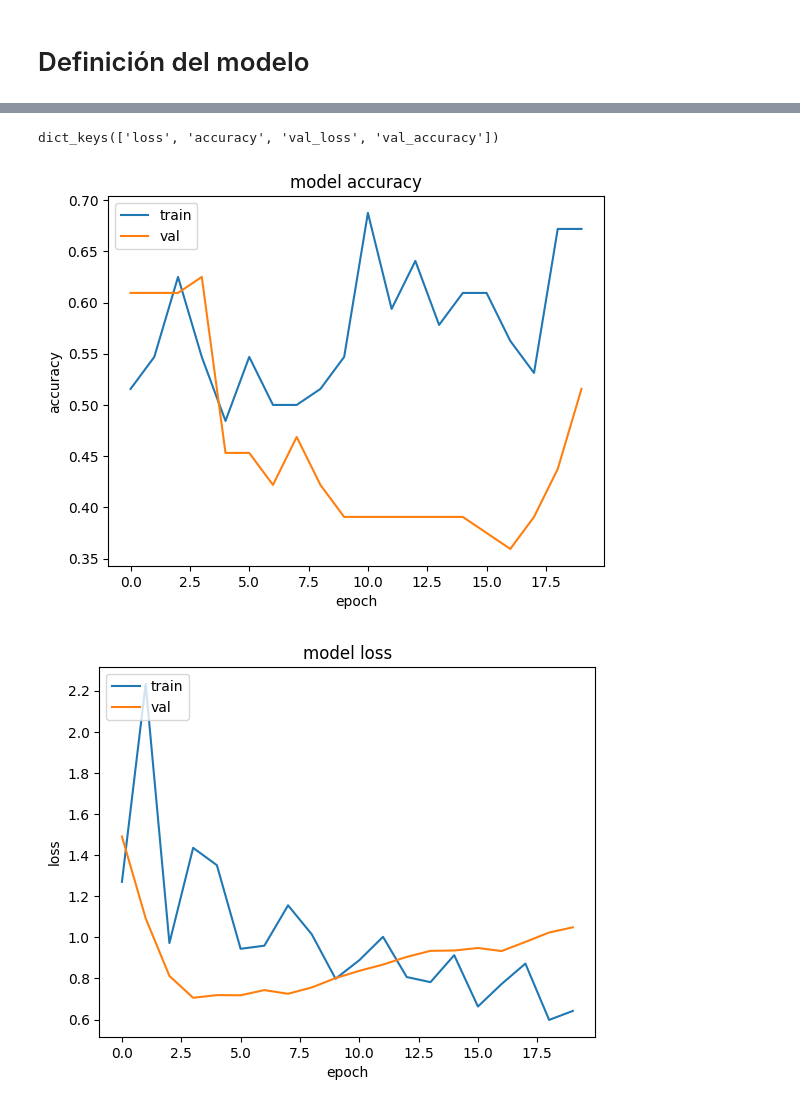
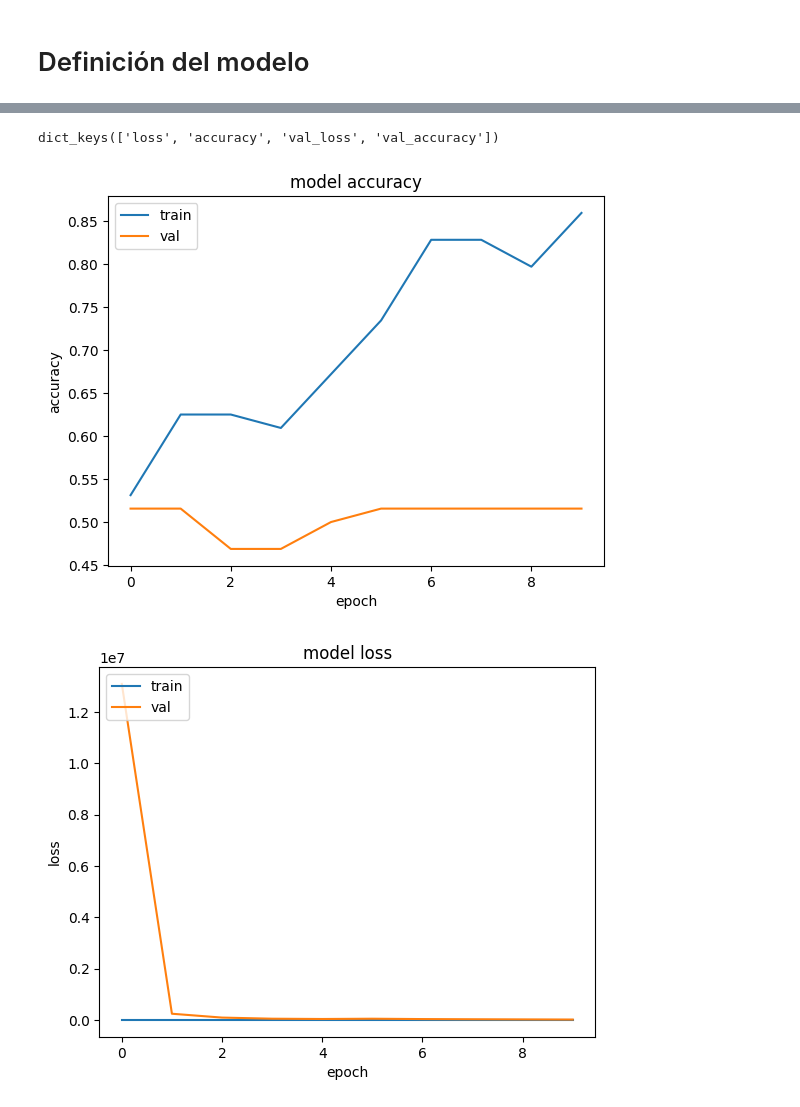
Before and after one commit to jrodriguezshaw/mlprodobl, a Jupyter notebook: Copia_de_entrenamiento_obl.ipynb, the cells around one changed output, grey strips where cells are left out. Drawn from its saved outputs; the diff is of its cells as text; code cells hidden in the pictures.

```diff
--- a/Copia_de_entrenamiento_obl.ipynb
+++ b/Copia_de_entrenamiento_obl.ipynb
@@ -267,7 +251,7 @@ def create_modelj(learning_rate, num_units, dropout_rate):
 hyperparameters = {
     'learning_rate': [0.001, 0.01, 0.1],
     'batch_size': [16, 32, 64],
-    'num_units': [32, 64, 16],
+    'num_units': [32, 64, 128],
     'dropout_rate': [0.2, 0.4, 0.6]
 }
 # %%
@@ -312,5 +296,5 @@ class MyEstimator:
 # %%
 from sklearn.model_selection import RandomizedSearchCV
 estimator = MyEstimator(learning_rate=0.001, batch_size=32, num_units=64, dropout_rate=0.2)
-random_search = RandomizedSearchCV(estimator, param_distributions=hyperparameters, n_iter=10, cv=5)
+random_search = RandomizedSearchCV(estimator, param_distributions=hyperparameters, n_iter=7, cv=5)
 random_search.fit(batch_trainX,  batchTrain_y)
@@ -348,0 +315,6 @@ random_search.fit(X_train, y_train)
+# %%
+from keras.backend import dropout
+#ejecuto Modelo Mejor hiperparametros
+num_units, learning_rate,dropout_rate, batch_size = best_params
+model_out = create_model( 0.1, 32, 0.2) #learning_rate,  num_units, dropout_rate)
+history = model_out.fit(batch_trainX,  batchTrain_y, batch_size=64, epochs=10, validation_data=(batch_valX, batchval_y))
@@ -388,25 +364,25 @@ Non-trainable params: 512
 _________________________________________________________________
 # %%
-print(history1.history.keys())
+print(history.history.keys())
 # summarize history for accuracy durante el entrenamiento
-plt.plot(history1.history['accuracy'])
-plt.plot(history1.history['val_accuracy'])
+plt.plot(history.history['accuracy'])
+plt.plot(history.history['val_accuracy'])
 plt.title('model accuracy')
 plt.ylabel('accuracy')
 plt.xlabel('epoch')
 plt.legend(['train', 'val'], loc='upper left')
 plt.show()
 # summarize history for loss  durante el entrenamiento
-plt.plot(history1.history['loss'])
-plt.plot(history1.history['val_loss'])
+plt.plot(history.history['loss'])
+plt.plot(history.history['val_loss'])
 plt.title('model loss')
 plt.ylabel('loss')
 plt.xlabel('epoch')
 plt.legend(['train', 'val'], loc='upper left')
 plt.show()
 # %% [output]
 dict_keys(['loss', 'accuracy', 'val_loss', 'val_accuracy'])
-[figure, old version]
+[figure, new version]
-[figure, old version]
+[figure, new version]
 # %%
 # evaluate model
```
Also changed, not shown: parts of 14 cells of this notebook.
